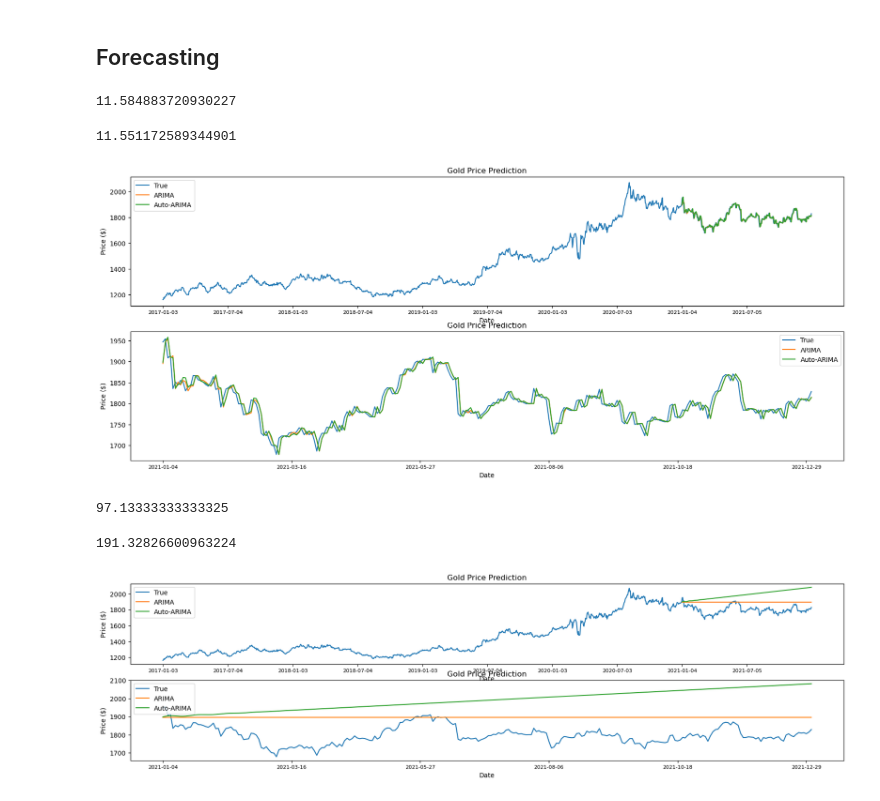
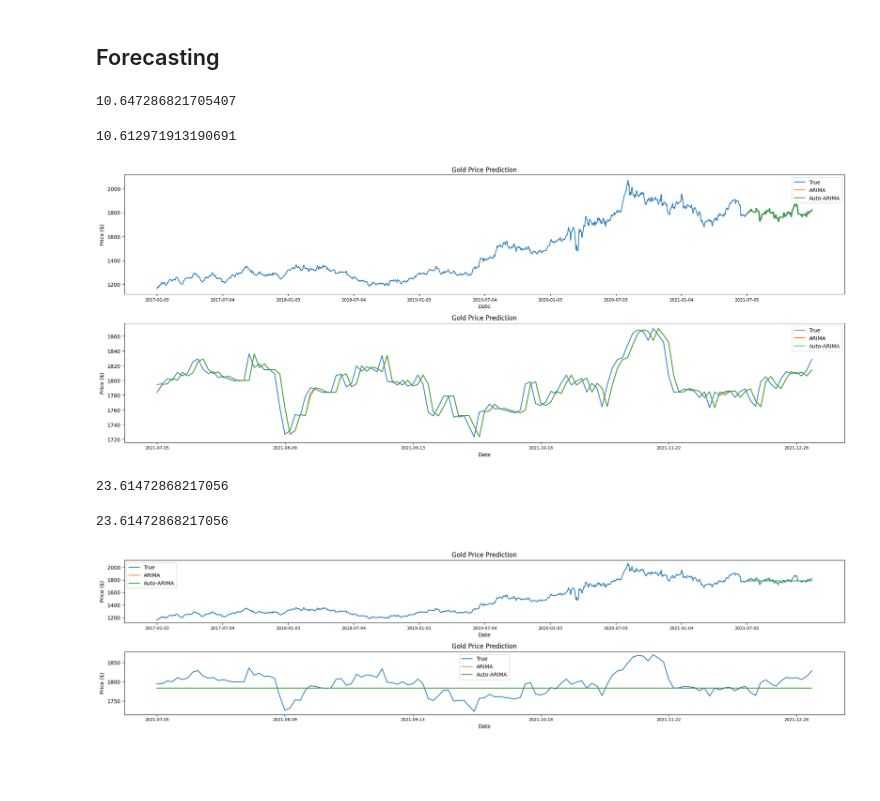
Before and after one commit to SLCFLAB/DL-Forecasting, a Jupyter notebook: 금융연수원/TimeSeriesPractice.ipynb, the cells around one changed output. Saved outputs shown, nothing was run; the diff lists cells and outputs as text; code cells hidden in the pictures; blank space fills up the shorter version.

```diff
--- a/금융연수원/TimeSeriesPractice.ipynb
+++ b/금융연수원/TimeSeriesPractice.ipynb
@@ -457,7 +317,7 @@ pacf_plot(diff, 20)
 # %% [markdown]
 ## Train-Test split
 # %%
-forecasting_horizon = int(gold.shape[0]*0.2)
+forecasting_horizon = int(gold.shape[0]*0.1)
 train = price[:-forecasting_horizon]
 test = price[-forecasting_horizon:]
 # %% [markdown]
@@ -509,7 +408,7 @@ arima_abs_errors = np.array(arima_errors)
 arima = arima_abs_errors.mean()
 print(arima)
 # %% [output]
-11.584883720930227
+10.647286821705407
 # %%
 #Auto-ARIMA
 arima_errors1 = []
@@ -529,39 +428,39 @@ arima_abs_errors1 = np.array(arima_errors1)
 arima1 = arima_abs_errors1.mean()
 print(arima1)
 # %% [output]
-11.551172589344901
+10.612971913190691
 # %%
 preds = pd.DataFrame(arima_preds, index = gold['Date'][-forecasting_horizon:])
 preds1 = pd.DataFrame(arima_preds1, index = gold['Date'][-forecasting_horizon:])
 
 fig, ax = plt.subplots(2,1,figsize = (20,8))
 x1 = gold['Date']
 x2 = gold['Date'][-forecasting_horizon:]
 
 ax[0].plot(x1, price, label = 'True')
 ax[0].plot(x2, preds, label = 'ARIMA')
 ax[0].plot(x2, preds1, label = 'Auto-ARIMA')
 ax[0].set_title('Gold Price Prediction')
 ax[0].set_xlabel('Date')
 ax[0].set_ylabel('Price ($)')
 ax[0].legend()
 
 ax[1].plot(x2, price[-forecasting_horizon:], label = 'True')
 ax[1].plot(x2, preds, label = 'ARIMA')
 ax[1].plot(x2, preds1, label = 'Auto-ARIMA')
 ax[1].set_title('Gold Price Prediction')
 ax[1].set_xlabel('Date')
 ax[1].set_ylabel('Price ($)')
 ax[1].legend()
 
 total_len = gold.shape[0]
 ax[0].set_xticks(np.arange(0,total_len, 129))
 ax[1].set_xticks(np.arange(0,forecasting_horizon, int(forecasting_horizon*0.2)))
 
-
+plt.tight_layout()
 plt.show()
 # %% [output]
-[figure, old version]
+[figure, new version]
 # %%
 order = (0,1,0)
 arima_model_dms = ARIMA(price[:-forecasting_horizon], order = order)
@@ -579,8 +478,8 @@ arima_dms_abs_error1 = abs(arima_dms_error1)
 arima_dms_abs_error1 = np.array(arima_dms_abs_error1)
 arima_dms_abs_error1.mean()
 # %% [output]
-97.13333333333325
+23.61472868217056
-191.32826600963224
+23.61472868217056
 # %%
 preds_dms= pd.DataFrame(arima_dms_pred.to_numpy(), index = gold['Date'][-forecasting_horizon:])
 preds_dms1= pd.DataFrame(arima_dms_pred1.to_numpy(), index = gold['Date'][-forecasting_horizon:])
@@ -610,7 +509,7 @@ total_len = gold.shape[0]
 ax[0].set_xticks(np.arange(0,total_len, 129))
 ax[1].set_xticks(np.arange(0,forecasting_horizon, int(forecasting_horizon*0.2)))
 
-
+plt.tight_layout()
 plt.show()
 # %% [output]
-[figure, old version]
+[figure, new version]
```
Also changed, not shown: parts of 23 cells of this notebook.
